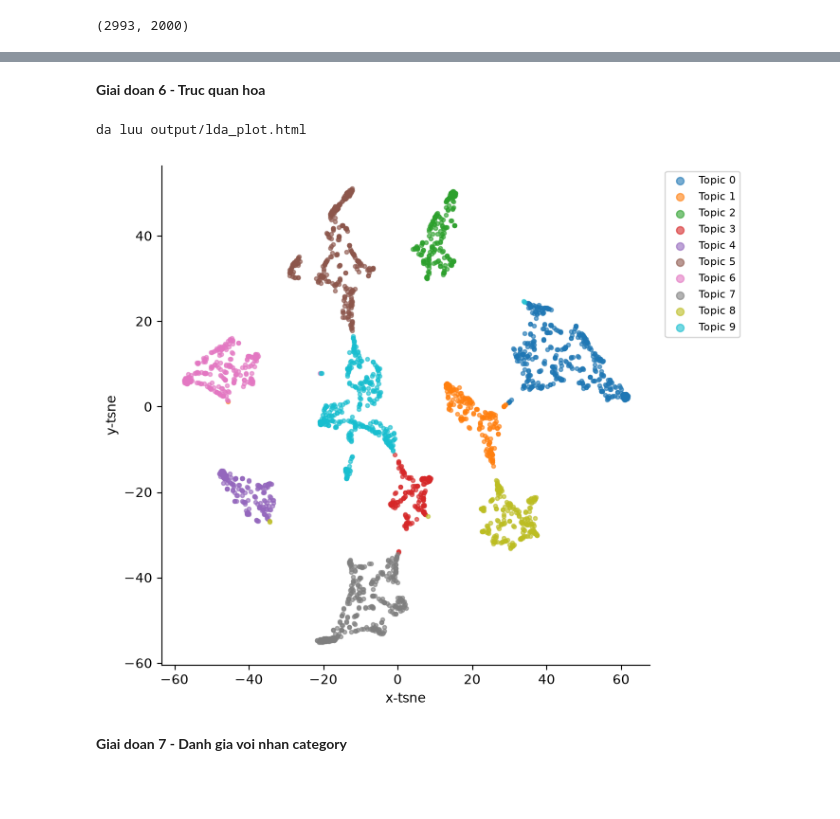
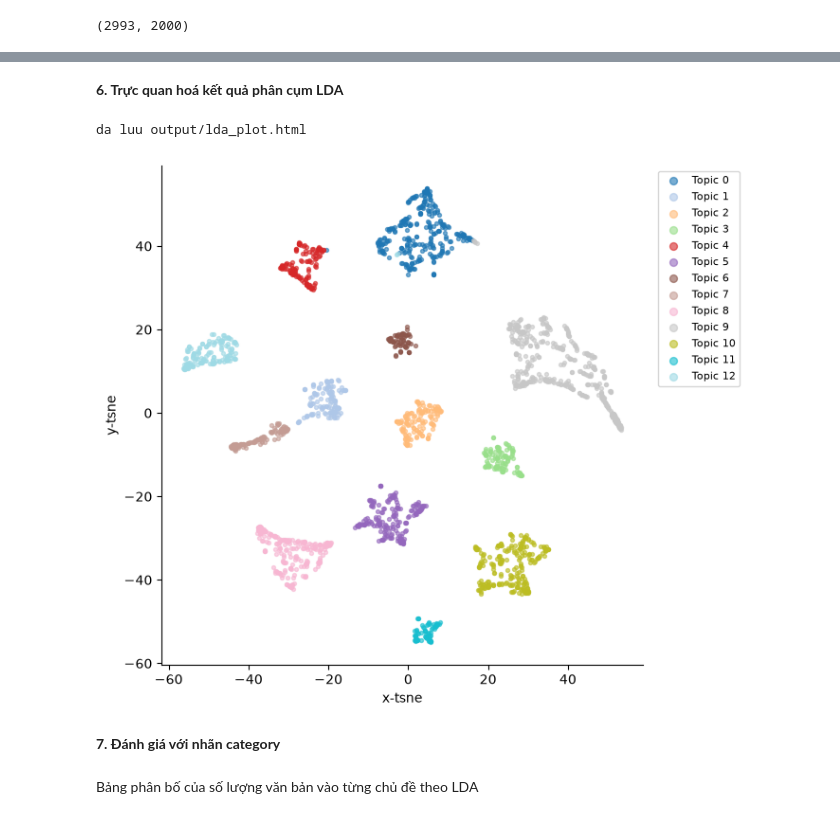
Before and after one commit to nguyenbadanh14112007-commits/TopicModeling, a Jupyter notebook: TopicModeling.ipynb, the cells around one changed output, grey strips where cells are left out. Saved outputs shown, nothing was run; the diff lists cells and outputs as text; code cells hidden in the pictures; blank space fills up the shorter version.

Commit message:
Cập nhật notebook Topic Modeling

```diff
--- a/TopicModeling.ipynb
+++ b/TopicModeling.ipynb
@@ -8,14 +8,16 @@ Mau 3000 bai bao, chi dung **LDA** (`sklearn.decomposition.LatentDirichletAlloca
 import re
 import numpy
 import pandas
+import sklearn
 import matplotlib.pyplot as plt
+import seaborn as sns
 from datasets import load_dataset
 from underthesea import word_tokenize
 from sklearn.feature_extraction.text import CountVectorizer
 from sklearn.decomposition import LatentDirichletAllocation
 from sklearn.manifold import TSNE
 from sklearn.metrics import normalized_mutual_info_score, adjusted_rand_score
-
+from sklearn.feature_extraction.text import TfidfVectorizer
 RANDOM_STATE = 0
 
 # mau chinh dung xuyen suot cac bieu do
@@ -24,7 +26,7 @@ GRID = "#e1e0d9"
 INK = "#52514e"
 
 # doc danh sach stop words tieng Viet (dang co dau _ noi tu ghep)
-with open("data/vietnamese-stopwords-dash.txt", encoding="utf-8") as f:
+with open("vietnamese-stopwords-dash.txt", encoding="utf-8") as f:
     STOP_WORDS = set(f.read().split("\n")) - {""}
 
 print(len(STOP_WORDS), "stop words")
@@ -203 +263,3 @@ plt.show()
+# %%
+NUM_TOPICS = 13
 # %% [markdown]
@@ -216,7 +278,6 @@ def get_topics(mod, vec, names, docs, ndocs, nwords):
     return pandas.DataFrame(W_dict), pandas.DataFrame(H_dict)
 
 
-NUM_TOPICS = 10
 lda = LatentDirichletAllocation(n_components=NUM_TOPICS, learning_method="online", random_state=RANDOM_STATE)
 lda.fit(clean_vec)
 
@@ -251,5 +390,5 @@ H_df
 # %% [markdown]
-**Giai doan 6 - Truc quan hoa**
+**6. Trực quan hoá kết quả phân cụm LDA**
 # %%
 # bieu do tuong tac pyLDAvis, mo bang trinh duyet
 import pyLDAvis
@@ -262,29 +403,31 @@ print("da luu output/lda_plot.html")
 da luu output/lda_plot.html
 # %%
 # t-SNE: giam chieu ma tran bai x chu de xuong 2D de ve
-lda_transform = lda.transform(clean_vec)
-dominant_topic = lda_transform.argmax(axis=1)
-keep = lda_transform.max(axis=1) >= 0.5  # chi ve bai co chu de ro rang
-
-tsne_fit = TSNE(n_components=2, random_state=RANDOM_STATE, init="pca").fit_transform(lda_transform[keep])
-colors = plt.get_cmap("tab10")(numpy.linspace(0, 1, NUM_TOPICS))
-
-fig, ax = plt.subplots(figsize=(7, 6))
-for t in range(NUM_TOPICS):
-    idx = dominant_topic[keep] == t
-    ax.scatter(tsne_fit[idx, 0], tsne_fit[idx, 1], s=8, alpha=0.6, color=colors[t], label=f"Topic {t}")
-ax.set_xlabel("x-tsne")
-ax.set_ylabel("y-tsne")
-ax.legend(markerscale=2, bbox_to_anchor=(1.02, 1), loc="upper left", fontsize=8)
-ax.spines["top"].set_visible(False)
-ax.spines["right"].set_visible(False)
-plt.tight_layout()
-plt.savefig("output/tsne_lda.png", dpi=150)
-plt.show()
+def plot_tsne( mod , vec , threshold):
+    transform = mod.transform(vec)
+    dominant_topic = transform.argmax(axis = 1 )
+    keep = transform.max(axis = 1) >= threshold
+    tsne_fit = TSNE( n_components= 2 , init= 'pca').fit_transform(transform[keep])
+    colors = plt.get_cmap("tab20")(numpy.linspace(0, 1 , NUM_TOPICS ))
+    fig , ax = plt.subplots(figsize = (7,6))
+    for t in range(NUM_TOPICS):
+        idx = dominant_topic[keep] == t
+        ax.scatter(tsne_fit[idx, 0], tsne_fit[idx, 1], s=8, alpha=0.6, color=colors[t], label=f"Topic {t}")
+    ax.set_xlabel("x-tsne")
+    ax.set_ylabel("y-tsne")
+    ax.legend(markerscale=2, bbox_to_anchor=(1.02, 1), loc="upper left", fontsize=8)
+    ax.spines["top"].set_visible(False)
+    ax.spines["right"].set_visible(False)
+    plt.tight_layout()
+    # plt.savefig("output/tsne_lda.png", dpi=150)
+    plt.show()
+plot_tsne( lda , vec= clean_vec , threshold=0.5 )
 # %% [output]
-[figure, old version]
+[figure, new version]
 # %% [markdown]
-**Giai doan 7 - Danh gia voi nhan category**
+**7. Đánh giá với nhãn category**
+# %% [markdown]
+Bảng phân bố của số lượng văn bản vào từng chủ đề theo LDA
 # %%
 df["topic_lda"] = lda.transform(clean_vec).argmax(axis=1)
 
```
Also changed, not shown: parts of 98 cells of this notebook.
